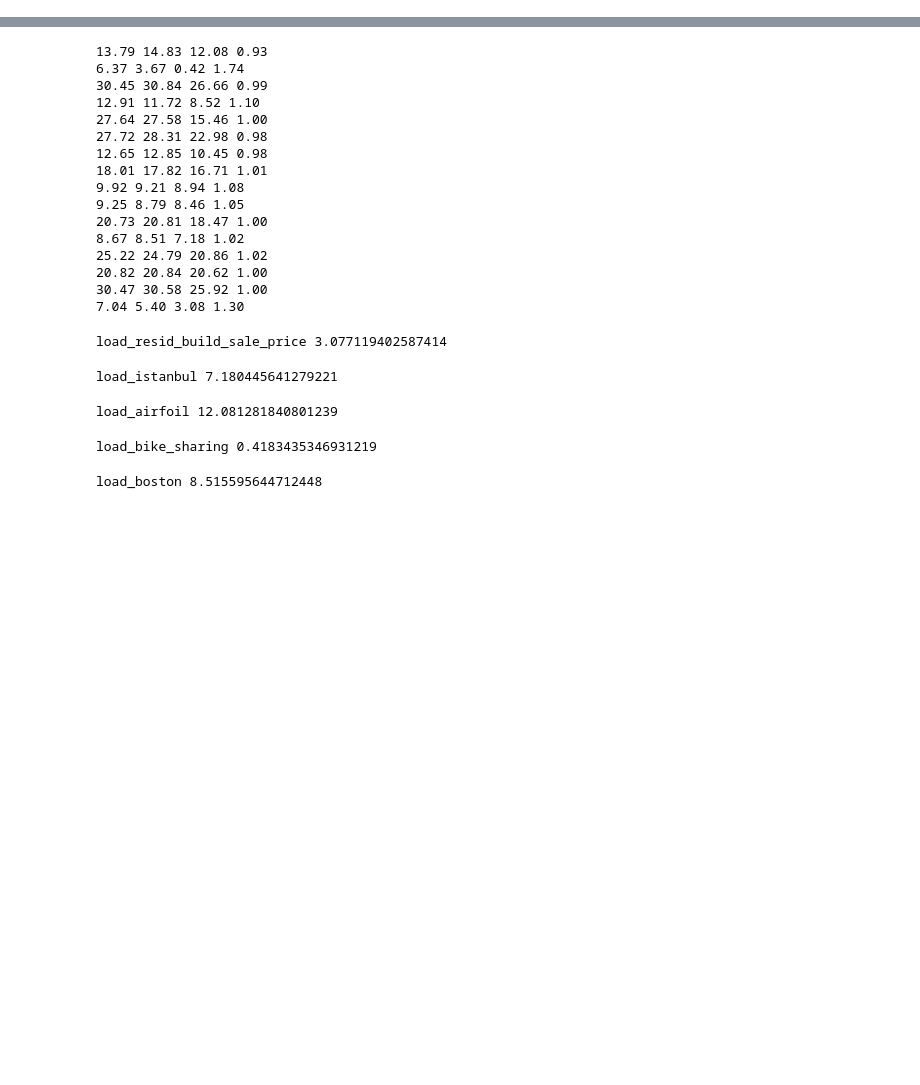
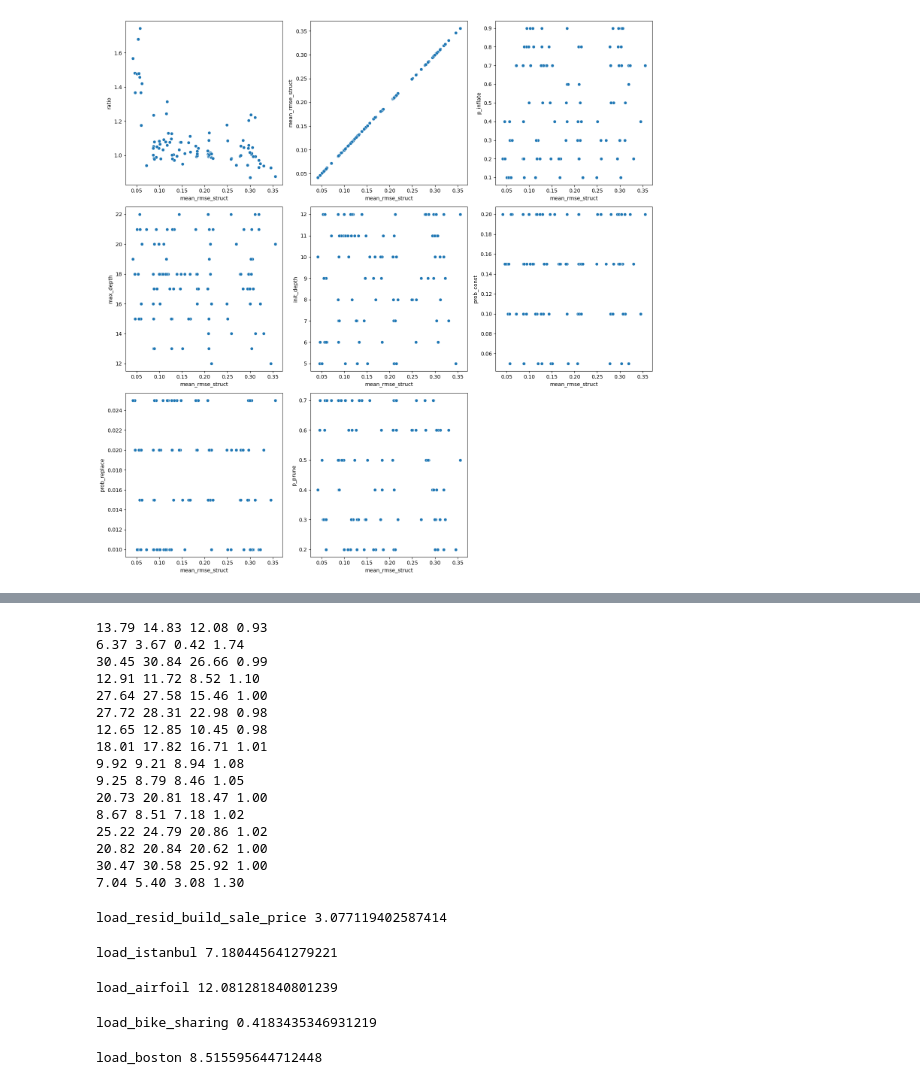
Before and after one commit to amarmate/SLIM-test, a Jupyter notebook: data_view.ipynb, the cells around one changed output, grey strips where cells are left out. Saved outputs shown, nothing was run; the diff lists cells and outputs as text; code cells hidden in the pictures; blank space fills up the shorter version.

```diff
--- a/data_view.ipynb
+++ b/data_view.ipynb
@@ -12,0 +33,18 @@ datasets = [globals()[i] for i in globals() if 'load' in i][2:]
+# %%
+df_stats = pd.DataFrame(columns=["SLIM+SIG2", "SLIM*SIG2", "SLIM+ABS", "SLIM*ABS", "SLIM+SIG1", "SLIM*SIG1"], index=datasets)
+for filename in os.listdir('results/SLIM'):
+    # For each dataset
+    if 'struct' in filename:
+        name = filename.split('_struct')[0]
+
+    else:
+        continue
+
+    with open('best_params/best_slim_' + name + '_100_100_True_just_strmut.pkl', 'rb') as f:
+        best_params = pickle.load(f)
+        print(best_params['SLIM*SIG1']['max_depth'])
+
+    with open('results/SLIM/' + name+'_just_strmut.pkl', 'rb') as f:
+        results = pickle.load(f)
+        print(np.array([np.mean(values) for keys, values in results['rmse_'].items()]))
+        # print(np.min(results['rmse_']['SLIM*SIG1']))
@@ -12,0 +181,35 @@ datasets = [globals()[i] for i in globals() if 'load' in i][2:]
+# %%
+df_corr.drop('struct_mutation', axis=1, inplace=True, errors='ignore')
+# Drop values that are constant
+df_corr = df_corr.loc[:, (df_corr != df_corr.iloc[0]).any()]
+
+# Number of parameters (columns) in the DataFrame
+n_columns = len(df_corr.columns)
+
+# Determine grid size (rows and columns)
+n_cols = 3  # You can choose a fixed number for columns
+n_rows = math.ceil(n_columns / n_cols)  # Calculate required rows
+
+# Create subplots
+fig, axs = plt.subplots(n_rows, n_cols, figsize=(15, 5 * n_rows))
+
+# Flatten axs array to make indexing easier
+axs = axs.flatten()
+
+# Check for duplicate columns and rename if necessary
+if df_corr.columns.duplicated().any():
+    df_corr.columns = [f"col_{i}" for i in range(len(df_corr.columns))]
+
+# Iterate and plot
+for idx, column in enumerate(df_corr.columns):
+    # sns.scatterplot(x='ratio', y=column, data=df_corr, ax=axs[idx])
+    sns.scatterplot(x='mean_rmse_struct', y=column, data=df_corr, ax=axs[idx])
+
+# Turn off any unused subplots
+for idx in range(len(df_corr.columns), len(axs)):
+    axs[idx].axis('off')
+
+plt.tight_layout()
+plt.show()
+# %% [output]
+[figure, added]
```
Also changed, not shown: parts of 23 cells of this notebook, 5 other files.
